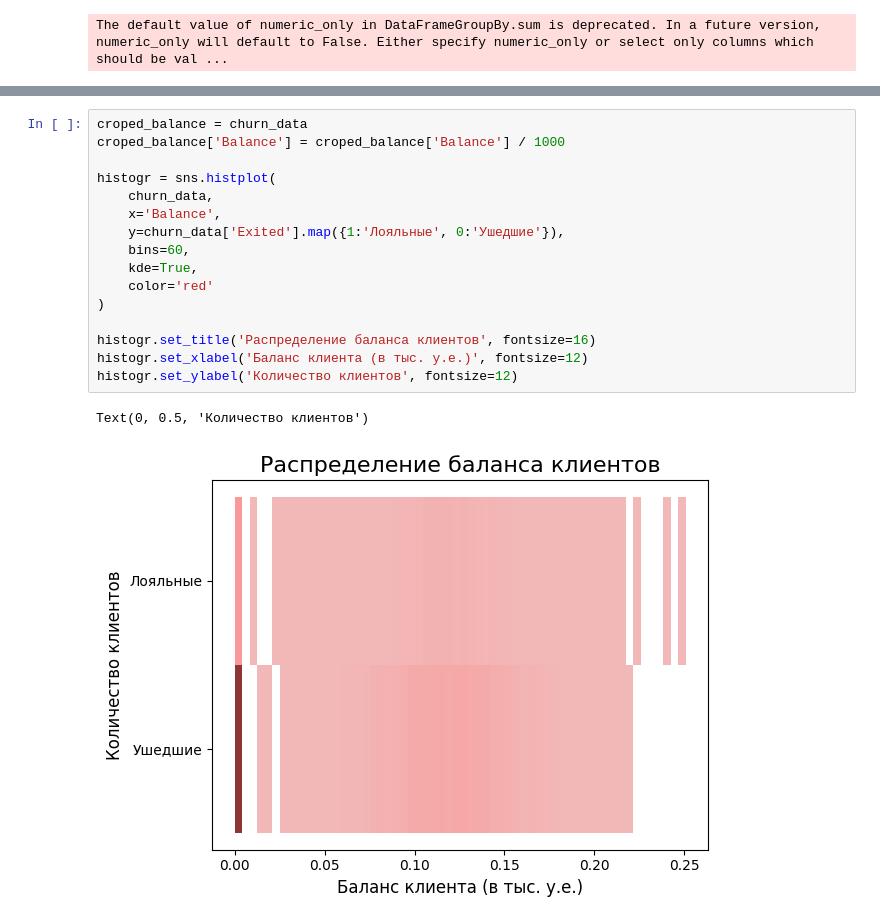
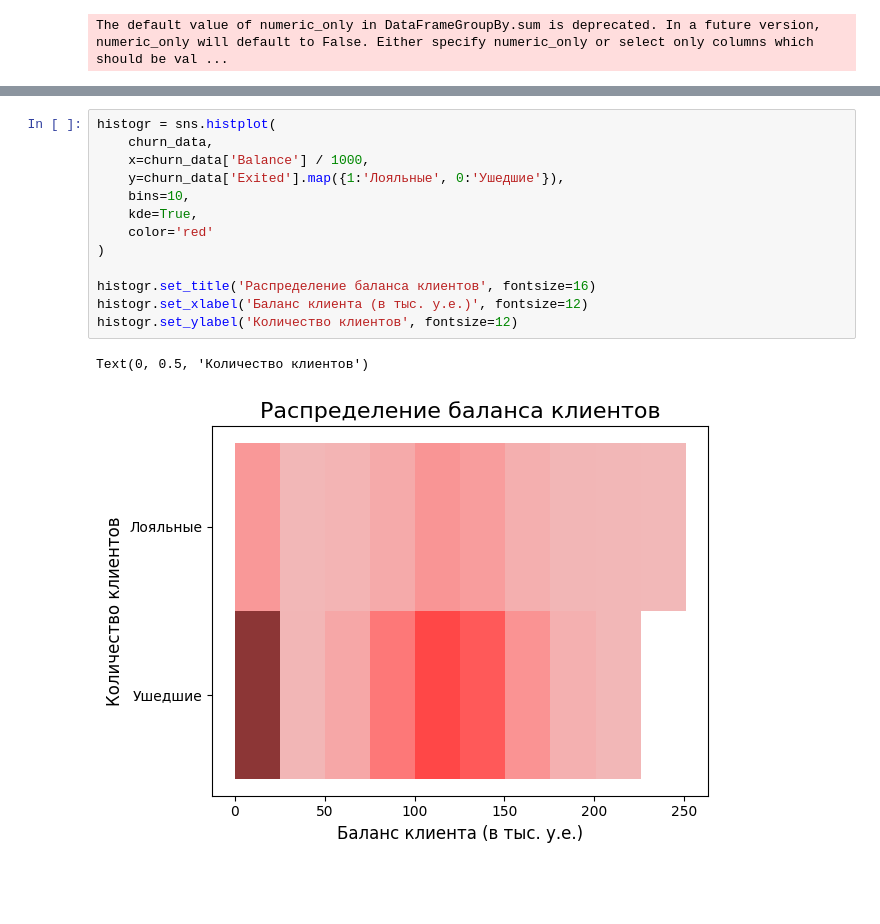
Before and after one commit to SudarickovIlya/DataCleaningProject, a Jupyter notebook: Visualization/draft.ipynb, the cells around one changed output, grey strips where cells are left out. Saved outputs shown, nothing was run; the diff lists cells and outputs as text; blank space fills up the shorter version.

```diff
--- a/Visualization/draft.ipynb
+++ b/Visualization/draft.ipynb
@@ -100,19 +96,16 @@ Text(0, 0.5, 'Количество клиентов')
 # %%
-croped_balance = churn_data
-croped_balance['Balance'] = croped_balance['Balance'] / 1000
-
 histogr = sns.histplot(
     churn_data,
-    x='Balance',
+    x=churn_data['Balance'] / 1000,
     y=churn_data['Exited'].map({1:'Лояльные', 0:'Ушедшие'}),
-    bins=60,
+    bins=10,
     kde=True,
     color='red'
 )
 
 histogr.set_title('Распределение баланса клиентов', fontsize=16)
 histogr.set_xlabel('Баланс клиента (в тыс. у.е.)', fontsize=12)
 histogr.set_ylabel('Количество клиентов', fontsize=12)
 # %% [output]
 Text(0, 0.5, 'Количество клиентов')
-[figure, old version]
+[figure, new version]
```
Also changed, not shown: parts of 2 cells of this notebook, 2 other files.
